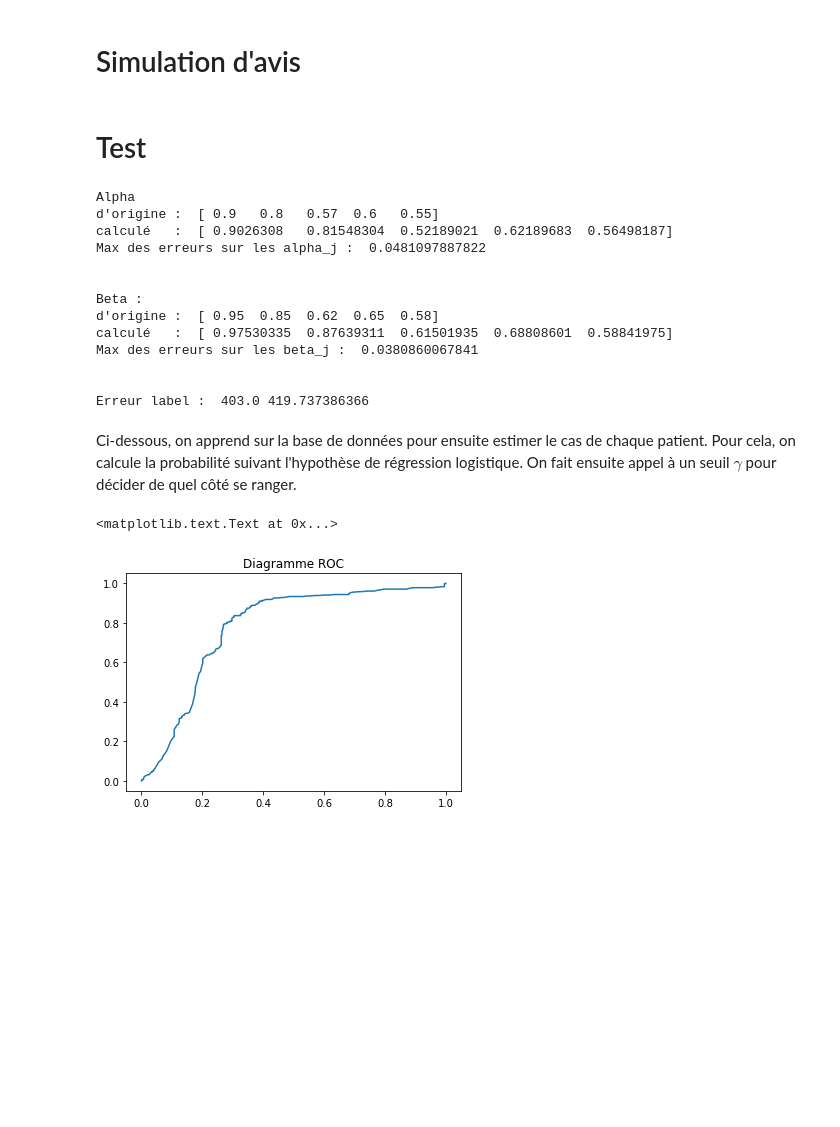
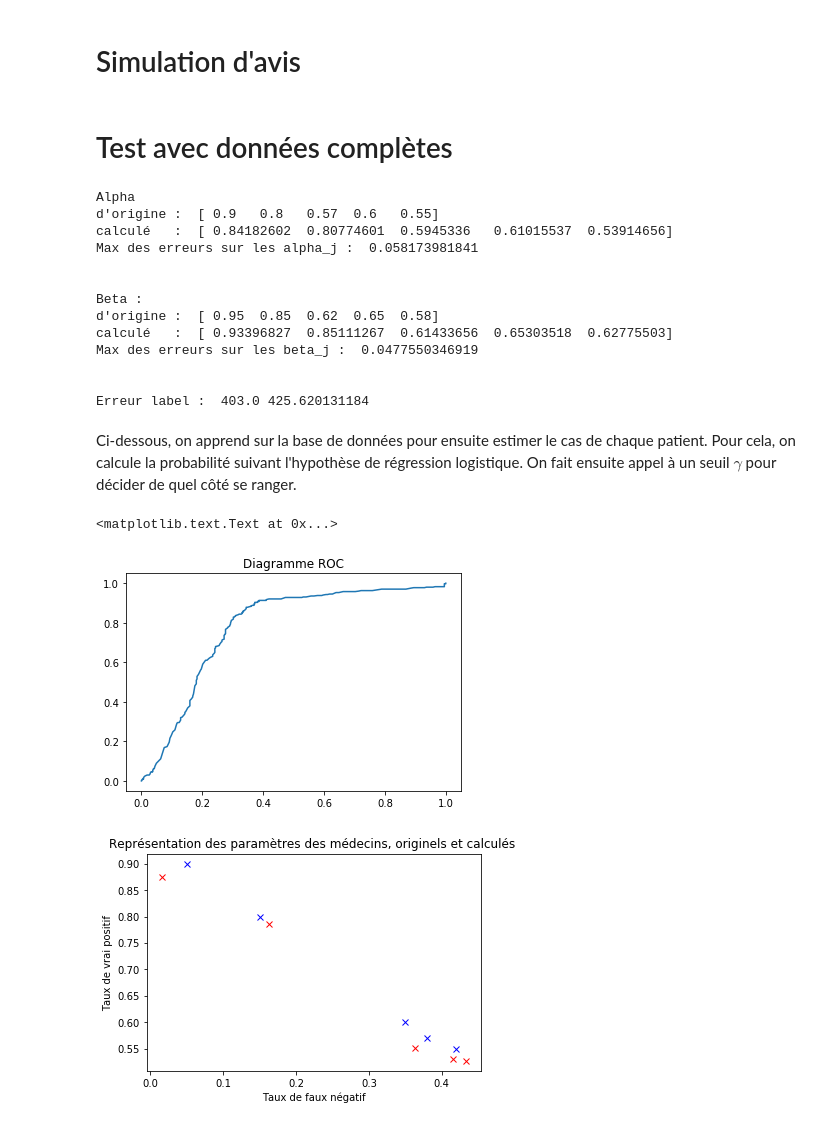
Before and after one commit to PierreOreistein/MachineLearning-LearningFromTheCrow, a Jupyter notebook: MALAP_code.ipynb, the cells around one changed output. Cells and saved outputs as stored; diff of their text form; code cells hidden in the pictures; blank space fills up the shorter version.

Commit message:
Affichage des parametres des annotateurs calcules et d'origine

```diff
--- a/MALAP_code.ipynb
+++ b/MALAP_code.ipynb
@@ -132,7 +132,7 @@ def choix_medecin(alphas, betas, labels):
     data = np.array([[doc_decide(alphas[j], betas[j], labels[i]) for j in range(nb_medecin) ] for i in range(nb_patient)])
     return data
 # %% [markdown]
-# Test
+# Test avec données complètes
 # %%
 # Spécificite et sensibilite des annotateurs
 alphas = np.array([0.9, 0.8, 0.57, 0.6, 0.55])
@@ -148,36 +148,36 @@ data_line_nb, data_col_nb = np.shape(data)
 winit = 0.01 * np.random.rand(data_col_nb)
 
 # Optimisation
-w, alpha, beta, mu = EM_algorithm(data=data, annotations=annotations, winit=winit, nb_iter = 70)
+w, learnt_alphas, learnt_betas, mu = EM_algorithm(data=data, annotations=annotations, winit=winit, nb_iter = 70)
 
 # Affichage des résultats
 print('Alpha')
 print("d'origine : ", alphas)
-print("calculé   : ", alpha)
-print('Max des erreurs sur les alpha_j : ', np.max(abs(alphas-alpha)))
+print("calculé   : ", learnt_alphas)
+print('Max des erreurs sur les alpha_j : ', np.max(abs(alphas - learnt_alphas)))
 print('\n')
 
 print('Beta : ')
 print("d'origine : ", betas)
-print("calculé   : ", beta)
-print('Max des erreurs sur les beta_j : ', np.max(abs(betas-beta)))
+print("calculé   : ", learnt_betas)
+print('Max des erreurs sur les beta_j : ', np.max(abs(betas-learnt_betas)))
 print('\n')
 
 print('Erreur label : ', np.sum(labels), np.sum(mu))
 # %% [output]
 Alpha
 d'origine :  [ 0.9   0.8   0.57  0.6   0.55]
-calculé   :  [ 0.9026308   0.81548304  0.52189021  0.62189683  0.56498187]
-Max des erreurs sur les alpha_j :  0.0481097887822
+calculé   :  [ 0.84182602  0.80774601  0.5945336   0.61015537  0.53914656]
+Max des erreurs sur les alpha_j :  0.058173981841
 
 
 Beta :
 d'origine :  [ 0.95  0.85  0.62  0.65  0.58]
-calculé   :  [ 0.97530335  0.87639311  0.61501935  0.68808601  0.58841975]
-Max des erreurs sur les beta_j :  0.0380860067841
+calculé   :  [ 0.93396827  0.85111267  0.61433656  0.65303518  0.62775503]
+Max des erreurs sur les beta_j :  0.0477550346919
 
 
-Erreur label :  403.0 419.737386366
+Erreur label :  403.0 425.620131184
 # %% [markdown]
 Ci-dessous, on apprend sur la base de données pour ensuite estimer le cas de chaque patient. Pour cela, on calcule la probabilité suivant l'hypothèse de régression logistique. On fait ensuite appel à un seuil $\gamma$ pour décider de quel côté se ranger.
 # %%
@@ -190,32 +190,42 @@ data = clean_data[:,0:4]
 labels = np.array(clean_data[:,5])
 annotations = choix_medecin(alphas, betas, labels)
 
 # Valeur initiale
 data_line_nb, data_col_nb = np.shape(data)
 winit = 0.01 * np.random.rand(data_col_nb)
 
 # Optimisation
-w, alpha, beta, mu = EM_algorithm(data=data, annotations=annotations, winit=winit, nb_iter = 70)
+w, learnt_alphas, learnt_betas, mu = EM_algorithm(data=data, annotations=annotations, winit=winit, nb_iter = 70)
 
 # Utilisation de seuils pour arbitrer le rapport vrai-positif/vrai-negatif
 gammas = np.linspace(0.4, 0.8, 500)
 reglog_prob = sigmoid(p_i(w, data))
 
 # Tracé du diagramme ROC
 labels_0_index = np.array([i for i in range(len(labels)) if labels[i] == 0])
 labels_0_nb = len(labels_0_index)
 labels_1_index = np.array([i for i in range(len(labels)) if labels[i] == 1])
 labels_1_nb = len(labels_1_index)
 TP_list = []
 FN_list = []
 for gamma in tqdm(gammas):
     choice = np.where(reglog_prob > gamma, 1, 0)
     TP = np.sum([labels[i] == choice[i] for i in labels_1_index]) / labels_1_nb
     FN = 1 - np.sum([labels[i] == choice[i] for i in labels_0_index]) / labels_0_nb
     TP_list.append(TP)
     FN_list.append(FN)
+plt.figure()
 plt.plot(FN_list, TP_list)
 plt.title("Diagramme ROC")
+
+# Positionnement des specificites et sensibilites calculees, et d'origine
+plt.figure()
+plt.plot(1 - betas, alphas, 'bx')
+plt.plot(1 - learnt_betas, learnt_alphas, 'rx')
+plt.title("Représentation des paramètres des médecins, originels et calculés ")
+plt.xlabel("Taux de faux négatif")
+plt.ylabel("Taux de vrai positif")
 # %% [output]
 <matplotlib.text.Text at 0x...>
-[figure, old version]
+[figure, new version]
+[figure, added]
```
